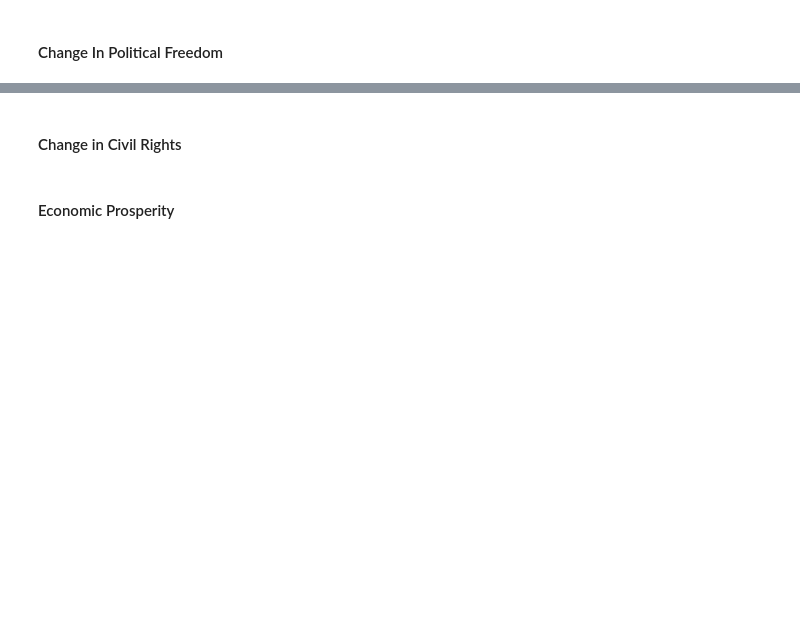
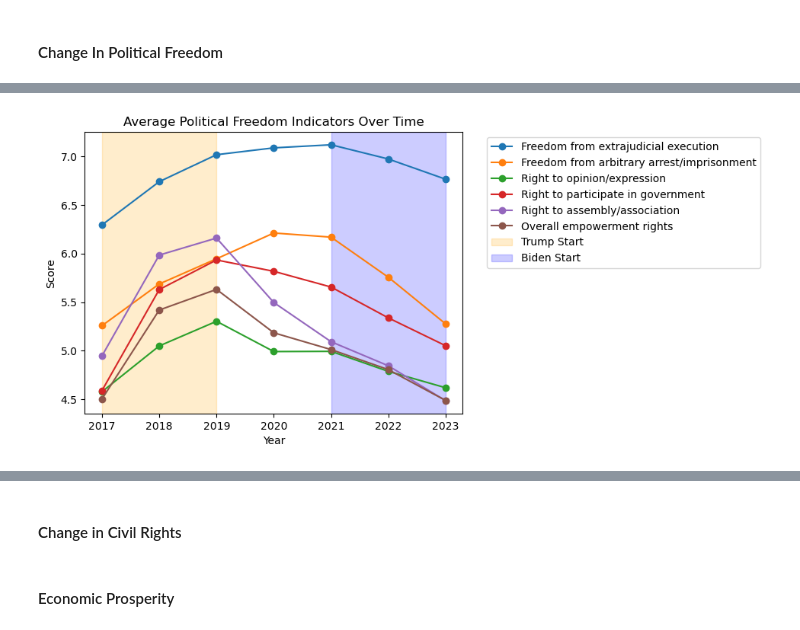
Before and after one commit to daltonlowery26/QTM151-Final, a Jupyter notebook: findings.ipynb, the cells around one changed output, grey strips where cells are left out. Saved outputs shown, nothing was run; the diff lists cells and outputs as text; code cells hidden in the pictures; blank space fills up the shorter version.

Commit message:
Change in politcial freedom

```diff
--- a/findings.ipynb
+++ b/findings.ipynb
@@ -28,0 +46,5 @@ import os
+# %%
+columns_to_keep = ['country', 'year'] + [col for col in civil_poli_rights.columns if col.endswith('_mean')]
+civil_poli_rights = civil_poli_rights[columns_to_keep]
+civil_poli_rights = civil_poli_rights.drop(columns=['rel_mean']) # the data is corrupted for this col and did not load correctly
+civil_poli_rights.head()
@@ -28,0 +60,2 @@ import os
+# %%
+civil_poli_rights = civil_poli_rights.drop(columns=['tort_mean', 'disap_mean', 'dpex_mean', 'physint_mean'])
@@ -28,0 +64,2 @@ import os
+# %%
+year_means = civil_poli_rights.groupby('year').mean(numeric_only=True)
@@ -28,0 +68,17 @@ import os
+# %%
+column_mapping_summary = {
+    'arrest_mean': 'Freedom from arbitrary arrest/imprisonment',
+    'assem_mean': 'Right to assembly/association',
+    'disap_mean': 'Freedom from disappearance',
+    'dpex_mean': 'Freedom from death penalty',
+    'exkill_mean': 'Freedom from extrajudicial execution',
+    'express_mean': 'Right to opinion/expression',
+    'polpart_mean': 'Right to participate in government',
+    'rel_mean': 'Freedom of religion/belief',
+    'tort_mean': 'Freedom from torture',
+    'physint_mean': 'Overall physical integrity rights',
+    'empower_mean': 'Overall empowerment rights'
+}
+
+# Rename the columns in the DataFrame using the summarized names
+year_means = year_means.rename(columns=column_mapping_summary)
@@ -28,0 +88,20 @@ import os
+# %%
+from collections import OrderedDict
+
+ax = year_means.plot(marker='o')
+plt.title('Average Political Freedom Indicators Over Time')
+plt.xlabel('Year')
+plt.ylabel('Score')
+plt.legend(title='Indicator', bbox_to_anchor=(1.05, 1), loc='upper left')
+
+# Shade 2017-2018 (Trump start) and 2021-2022 (Biden start)
+plt.axvspan(2017, 2019, color='orange', alpha=0.2, label='Trump Start')
+plt.axvspan(2021, 2023, color='blue', alpha=0.2, label='Biden Start')
+
+# Only show one label per shaded region in the legend
+handles, labels = ax.get_legend_handles_labels()
+by_label = OrderedDict(zip(labels, handles))
+plt.legend(by_label.values(), by_label.keys(), bbox_to_anchor=(1.05, 1), loc='upper left')
+plt.show()
+# %% [output]
+[figure, added]
```
Also changed, not shown: parts of 28 cells of this notebook.
